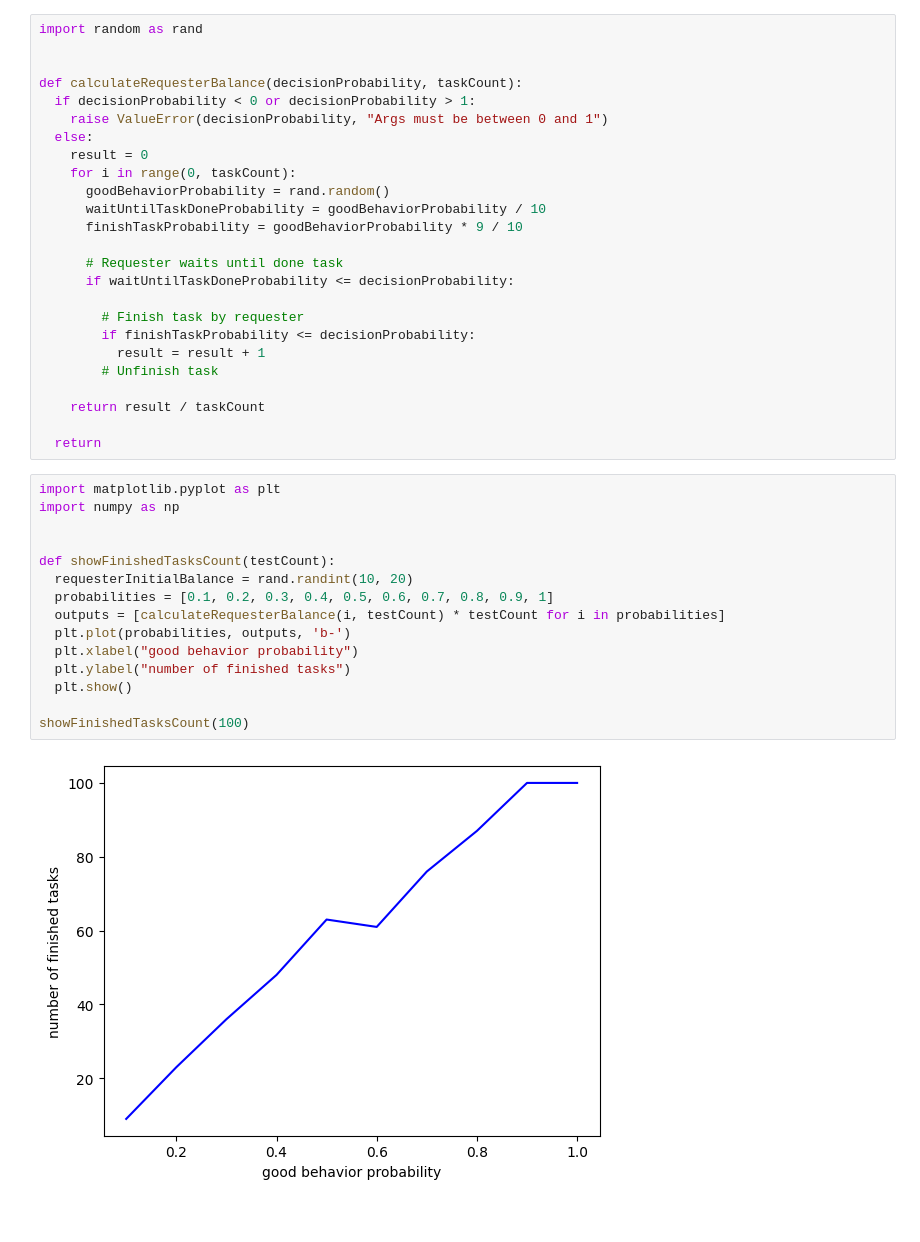
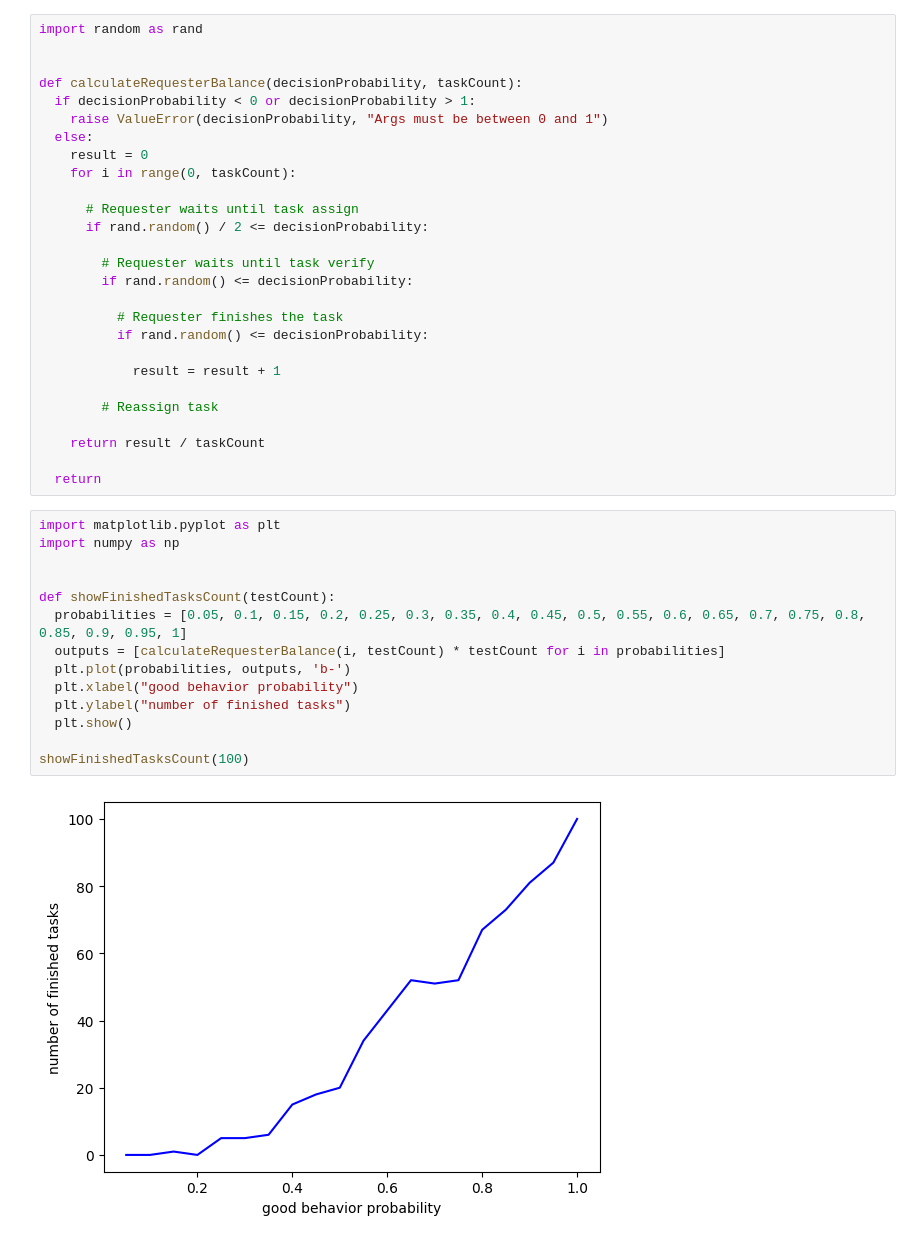
Before and after one commit to Sepehr79/TrustDeal, a Jupyter notebook: analytics/taskCountBasedProbability (1).ipynb, the cells around one changed output. Saved outputs shown, nothing was run; the diff lists cells and outputs as text.

```diff
--- a/analytics/taskCountBasedProbability (1).ipynb
+++ b/analytics/taskCountBasedProbability (1).ipynb
@@ -15,17 +15,19 @@ def calculateRequesterBalance(decisionProbability, taskCount):
   else:
     result = 0
     for i in range(0, taskCount):
-      goodBehaviorProbability = rand.random()
-      waitUntilTaskDoneProbability = goodBehaviorProbability / 10
-      finishTaskProbability = goodBehaviorProbability * 9 / 10
 
-      # Requester waits until done task
-      if waitUntilTaskDoneProbability <= decisionProbability:
+      # Requester waits until task assign
+      if rand.random() / 2 <= decisionProbability:
 
-        # Finish task by requester
-        if finishTaskProbability <= decisionProbability:
-          result = result + 1
-        # Unfinish task
+        # Requester waits until task verify
+        if rand.random() <= decisionProbability:
+
+          # Requester finishes the task
+          if rand.random() <= decisionProbability:
+
+            result = result + 1
+
+        # Reassign task
 
     return result / taskCount
 
@@ -33,17 +35,16 @@ def calculateRequesterBalance(decisionProbability, taskCount):
 # %%
 import matplotlib.pyplot as plt
 import numpy as np
 
 
 def showFinishedTasksCount(testCount):
-  requesterInitialBalance = rand.randint(10, 20)
-  probabilities = [0.1, 0.2, 0.3, 0.4, 0.5, 0.6, 0.7, 0.8, 0.9, 1]
+  probabilities = [0.05, 0.1, 0.15, 0.2, 0.25, 0.3, 0.35, 0.4, 0.45, 0.5, 0.55, 0.6, 0.65, 0.7, 0.75, 0.8, 0.85, 0.9, 0.95, 1]
   outputs = [calculateRequesterBalance(i, testCount) * testCount for i in probabilities]
   plt.plot(probabilities, outputs, 'b-')
   plt.xlabel("good behavior probability")
   plt.ylabel("number of finished tasks")
   plt.show()
 
 showFinishedTasksCount(100)
 # %% [output]
-[figure, old version]
+[figure, new version]
```
Also changed, not shown: 2 other files.
